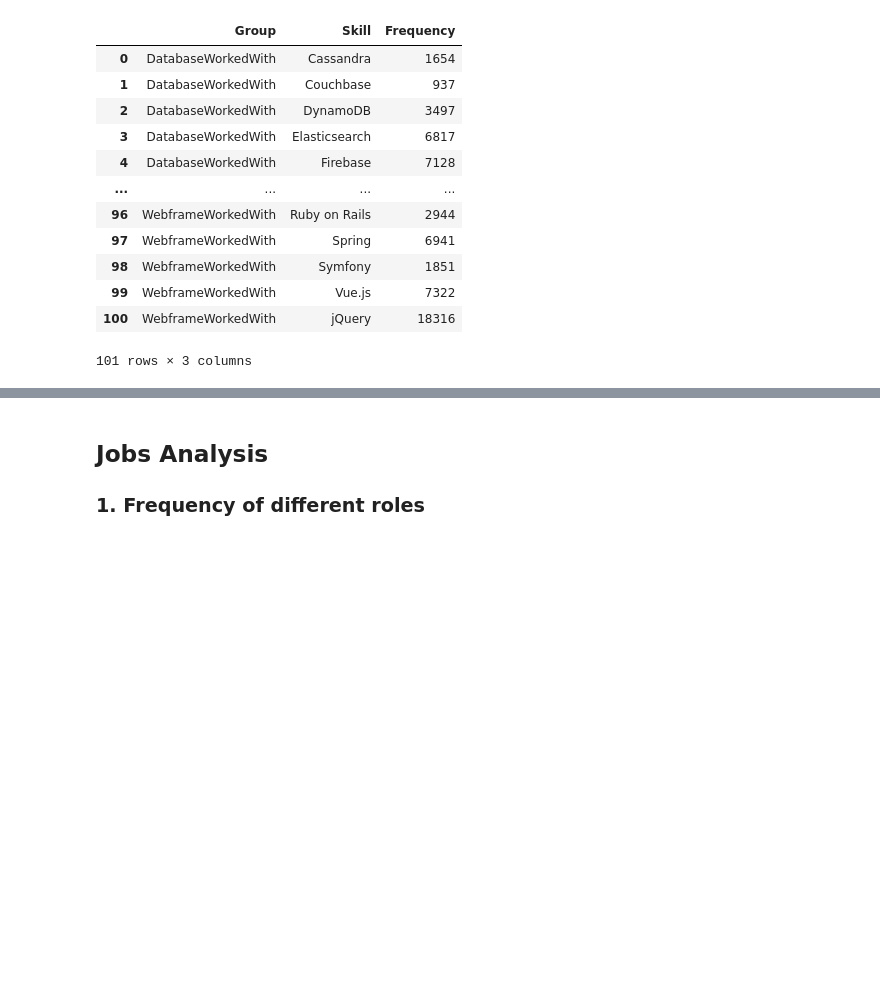
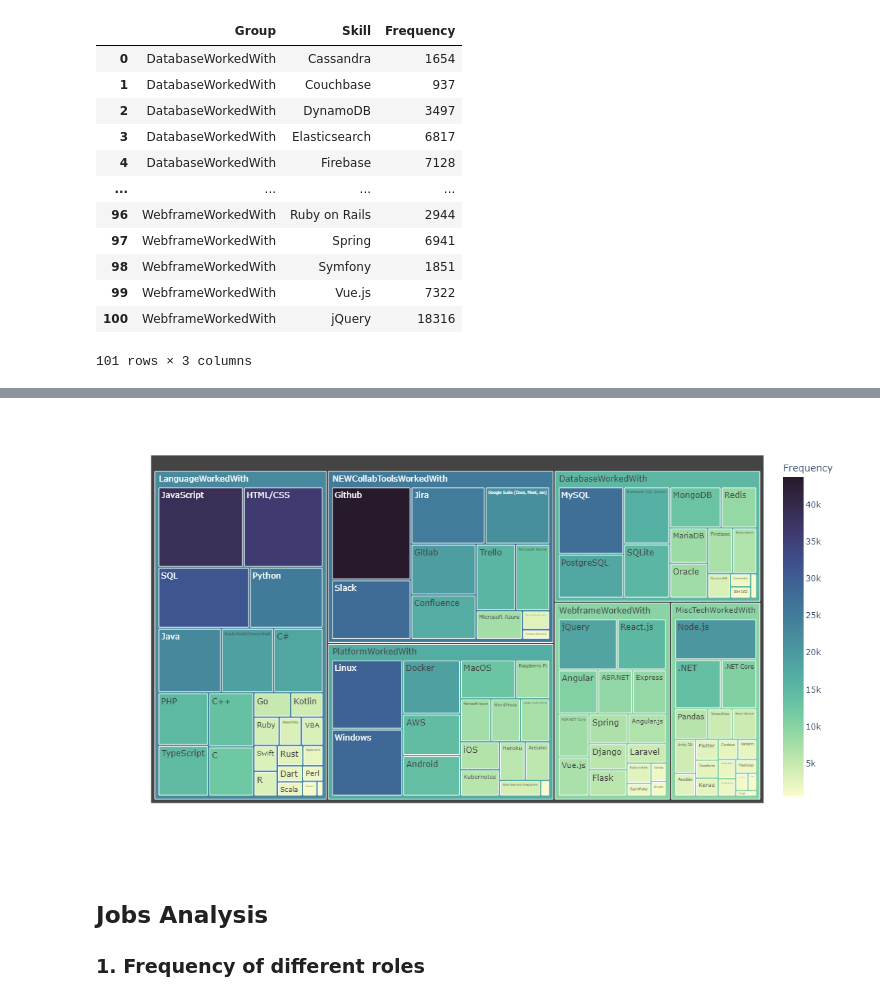
Before and after one commit to ramihani96/StackOverflow_Survey_Analysis, a Jupyter notebook: notebooks/02_Analytics.ipynb, the cells around one changed output, grey strips where cells are left out. Saved outputs shown, nothing was run; the diff lists cells and outputs as text; code cells hidden in the pictures; blank space fills up the shorter version.

Commit message:
Adding notebook figures to repo

```diff
--- a/notebooks/02_Analytics.ipynb
+++ b/notebooks/02_Analytics.ipynb
@@ -162,5 +160,5 @@ data = px.treemap(skills_freq,
 
 fig = go.Figure(data=data)
 fig.update_layout(width=1100, height=650)
-iplot(fig)
+fig.show('iframe_connected+png')
 # %% [output]
@@ -168,3 +165,4 @@ iplot(fig)
+[figure, added]
 # %% [markdown]
 ## Jobs Analysis
 ### 1. Frequency of different roles
```
Also changed, not shown: parts of 2 cells of this notebook.
